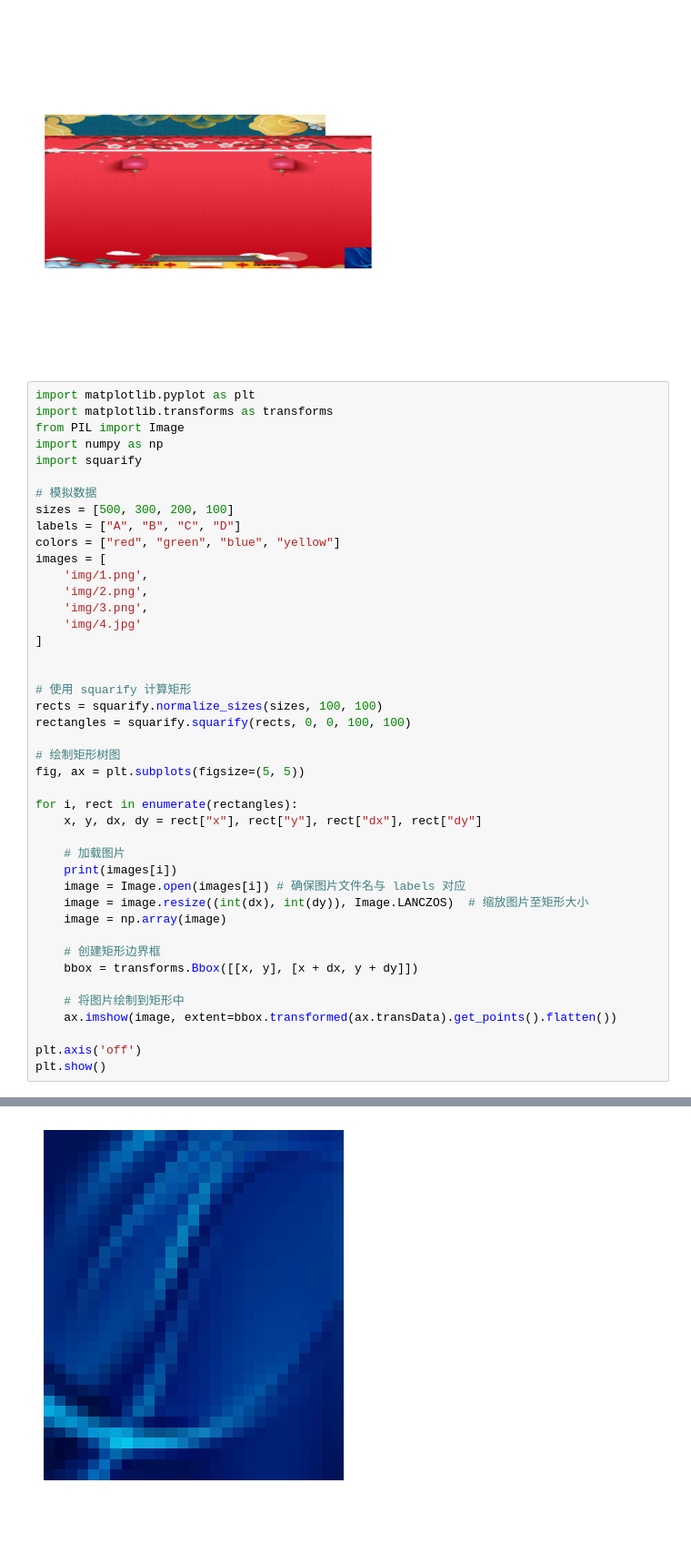
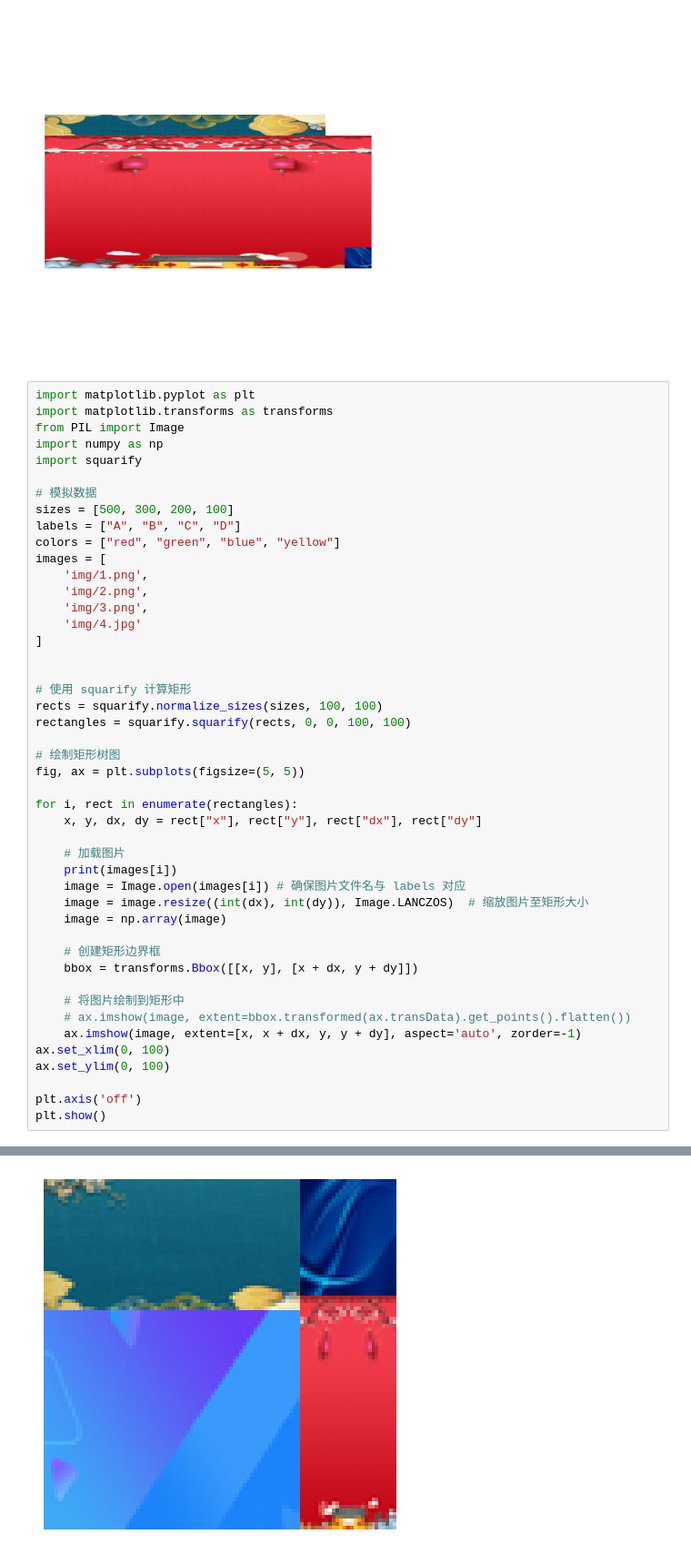
Before and after one commit to bananea20/treemap, a Jupyter notebook: test1.ipynb, the cells around one changed output, grey strips where cells are left out. Shown at 91% size. Drawn from its saved outputs; the diff is of its cells as text; blank space fills up the shorter version.

```diff
--- a/test1.ipynb
+++ b/test1.ipynb
@@ -128,35 +128,38 @@ images = [
 
 
 # 使用 squarify 计算矩形
 rects = squarify.normalize_sizes(sizes, 100, 100)
 rectangles = squarify.squarify(rects, 0, 0, 100, 100)
 
 # 绘制矩形树图
 fig, ax = plt.subplots(figsize=(5, 5))
 
 for i, rect in enumerate(rectangles):
     x, y, dx, dy = rect["x"], rect["y"], rect["dx"], rect["dy"]
 
     # 加载图片
     print(images[i])
     image = Image.open(images[i]) # 确保图片文件名与 labels 对应
     image = image.resize((int(dx), int(dy)), Image.LANCZOS)  # 缩放图片至矩形大小
     image = np.array(image)
 
     # 创建矩形边界框
     bbox = transforms.Bbox([[x, y], [x + dx, y + dy]])
 
     # 将图片绘制到矩形中
-    ax.imshow(image, extent=bbox.transformed(ax.transData).get_points().flatten())
+    # ax.imshow(image, extent=bbox.transformed(ax.transData).get_points().flatten())
+    ax.imshow(image, extent=[x, x + dx, y, y + dy], aspect='auto', zorder=-1)
+ax.set_xlim(0, 100)
+ax.set_ylim(0, 100)
 
 plt.axis('off')
 plt.show()
 # %% [output]
 img/1.png
 img/2.png
 img/3.png
 img/4.jpg
-[figure, old version]
+[figure, new version]
 # %%
 import matplotlib.pyplot as plt
 import matplotlib.transforms as transforms
```
Also changed, not shown: parts of 1 cell of this notebook.
